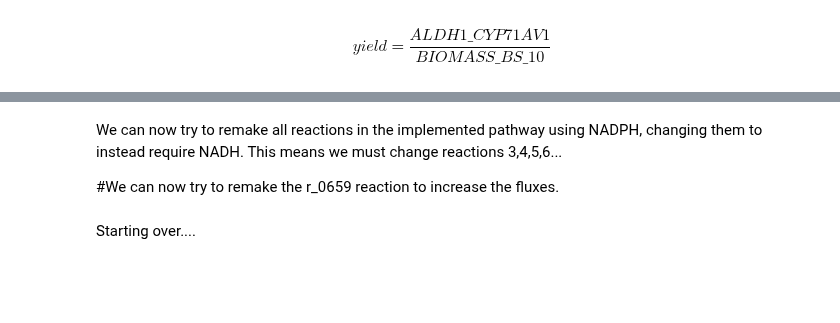
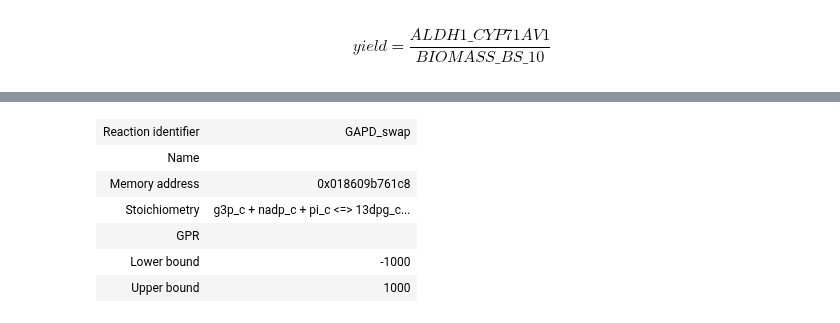
Before and after one commit to 27410/group-assignment-group6, a Jupyter notebook: 7_Co-factor swap.ipynb, the cells around one changed output, grey strips where cells are left out. Saved outputs shown, nothing was run; the diff lists cells and outputs as text; code cells hidden in the pictures; blank space fills up the shorter version.

```diff
--- a/7_Co-factor swap.ipynb
+++ b/7_Co-factor swap.ipynb
@@ -136,7 +92,31 @@ Model setup
-# %% [markdown]
-We can now try to remake all reactions in the implemented pathway using NADPH, changing them to instead require NADH.
-This means we must change reactions 3,4,5,6...
-
-#We can now try to remake the r_0659 reaction to increase the fluxes.
-# %% [markdown]
-Starting over....
+# %%
+reaction1 = Reaction('GAPD_swap')
+# The original reactions uses:
+## g3p_c + nad_c + pi_c <=> 13dpg_c + h_c + nadh_c
+## Glyceraldehyde 3-phosphate + NAD(+) + free phosphate <=> 3-phospho-D-glyceroyl phosphate + H+ + NADH
+
+# We can define the swapped reaction to change the NAD+ to NADP+ and the NADH to NADPH
+
+reaction1.add_metabolites({
+                            model.metabolites.get_by_id("g3p_c"): -1,
+                            model.metabolites.get_by_id("nadp_c"): -1,
+                            model.metabolites.get_by_id("pi_c"): -1,
+                            model.metabolites.get_by_id("13dpg_c"): 1,
+                            model.metabolites.get_by_id("h_c"): 1,
+                            model.metabolites.get_by_id("nadph_c"): 1
+                             })
+
+model.add_reactions([reaction1])
+
+# Since the reaction has bounds of -1000 to 1000, we are also setting that here
+model.reactions.GAPD_swap.bounds = -1000, 1000
+# %%
+model.reactions.GAPD_swap
+# %% [output]
+| Reaction identifier | GAPD_swap |
+| Name |  |
+| Memory address | 0x018609b761c8 |
+| Stoichiometry | g3p_c + nadp_c + pi_c <=> 13dpg_c... |
+| GPR |  |
+| Lower bound | -1000 |
+| Upper bound | 1000 |
```
Also changed, not shown: parts of 35 cells of this notebook, 3 other files.
